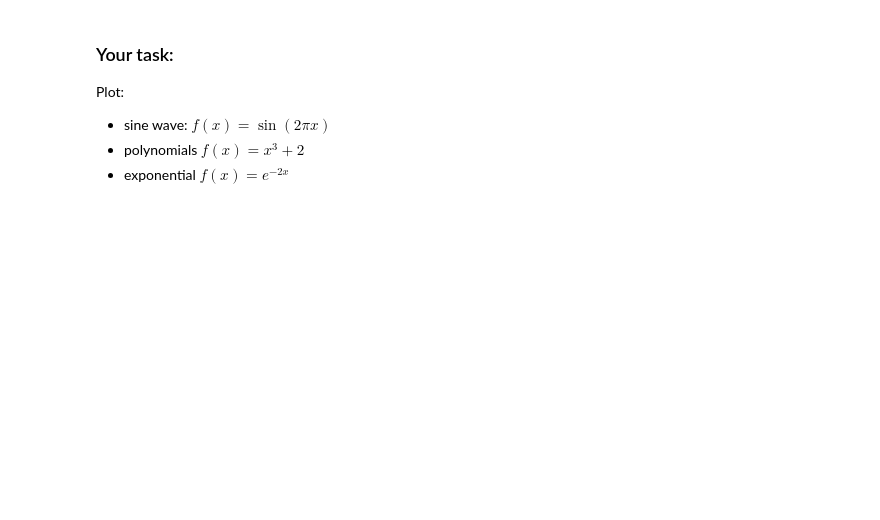
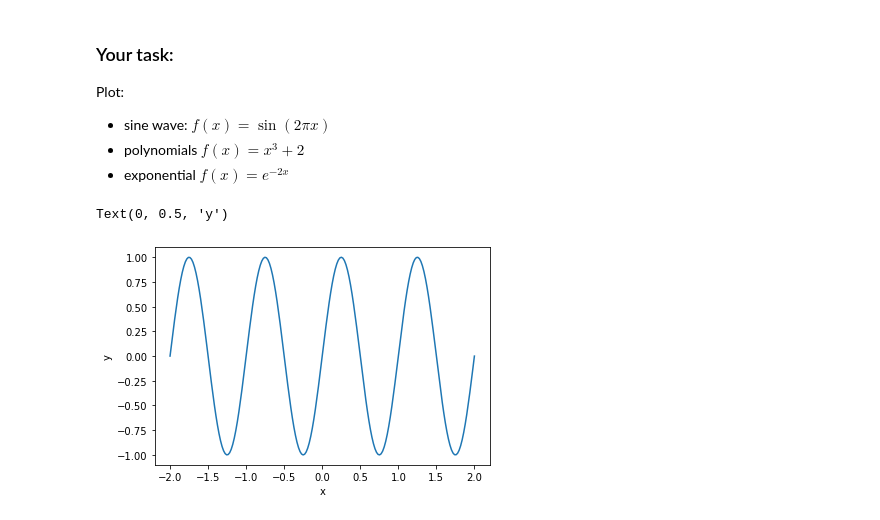
Before and after one commit to asarmadi/summer_ml_s3, a Jupyter notebook: day02/demo_plot.ipynb, the cells around one changed output. Drawn from its saved outputs; the diff is of its cells as text; code cells hidden in the pictures; blank space fills up the shorter version.

```diff
--- a/day02/demo_plot.ipynb
+++ b/day02/demo_plot.ipynb
@@ -67,3 +62,13 @@ Plot:
 - exponential $f(x) = e^{-2x}$
 # %%
 # TODO plot a sin wave y3 = sin(2*\pi*x) using np.sin()
+x = np.linspace(-2,2,200)
+
+y = np.sin(2*np.pi*x)
+plt.plot(x, y)
+
+plt.xlabel('x')
+plt.ylabel('y')
+# %% [output]
+Text(0, 0.5, 'y')
+[figure, added]
```
Also changed, not shown: parts of 8 cells of this notebook.
